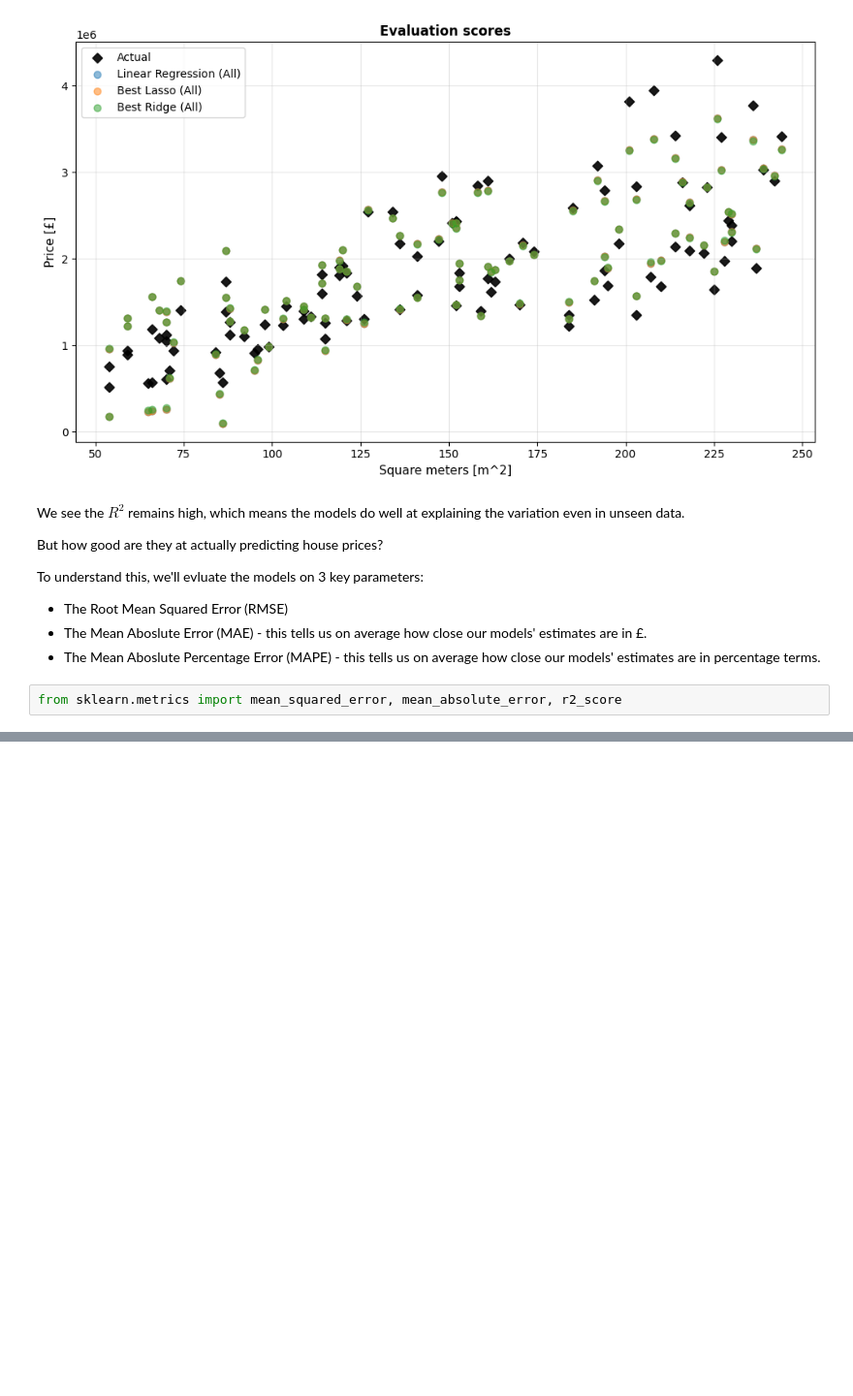
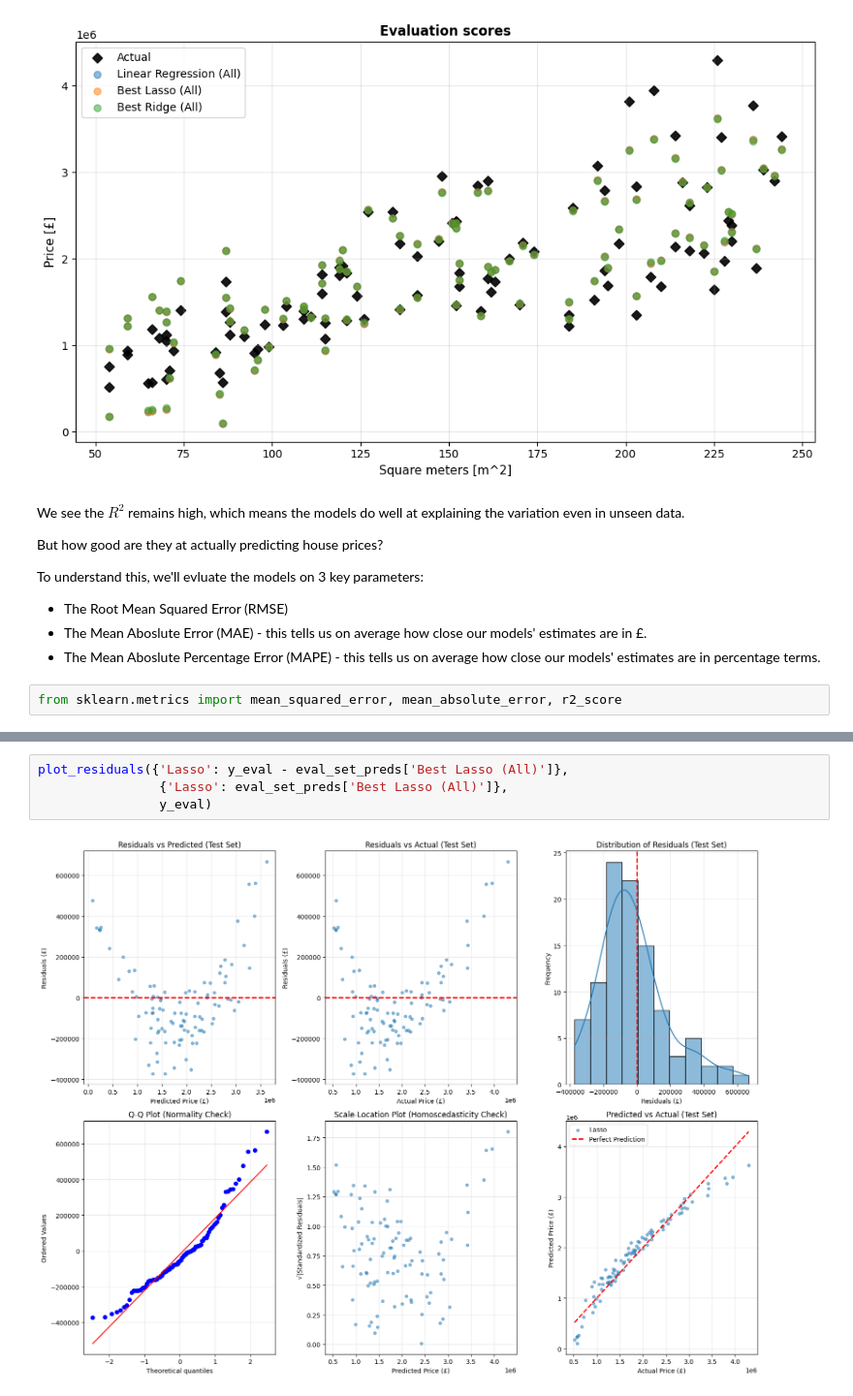
Before and after one commit to rsamconn/London-housing, a Jupyter notebook: test_reg_update.ipynb, the cells around one changed output, grey strips where cells are left out. Shown at 97% size. Cells and saved outputs as stored; diff of their text form; blank space fills up the shorter version.

```diff
--- a/test_reg_update.ipynb
+++ b/test_reg_update.ipynb
@@ -388,0 +534,6 @@ plt.grid(True, alpha=0.3)
+# %%
+plot_residuals({'Lasso': y_eval - eval_set_preds['Best Lasso (All)']},
+                {'Lasso': eval_set_preds['Best Lasso (All)']},
+                y_eval)
+# %% [output]
+[figure, added]
```
Also changed, not shown: parts of 21 cells of this notebook.
